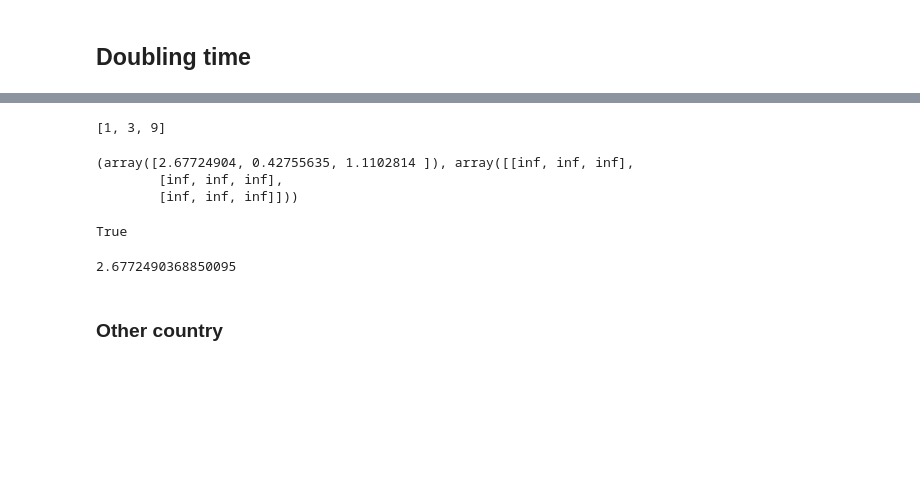
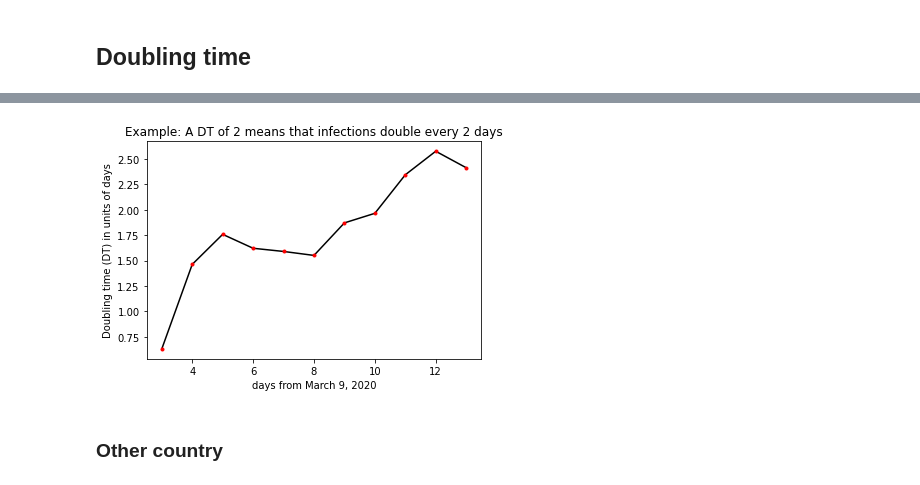
Before and after one commit to restrepo/Activities-2018-2, a Jupyter notebook: covid.ipynb, the cells around one changed output, grey strips where cells are left out. Cells and saved outputs as stored; diff of their text form; code cells hidden in the pictures; blank space fills up the shorter version.

```diff
--- a/covid.ipynb
+++ b/covid.ipynb
@@ -322,10 +308,8 @@ list(x[2:-1])
 # %%
 sp=pd.DataFrame()
 spd={'initial_date':start_day,'final_date':dmax}
-for d in x[2:-1]:
-    exp_fit = opt.curve_fit(exponential_model,x[:d+1],y[:d+1],p0=[1,0.4,3])
-    print('exponential `b`-fitted parameter: {}'.format(
-        exp_fit[0][1].round(3) ))
+for d in x[2:]:
+    exp_fit = opt.curve_fit(exponential_model,x[:d],y[:d],p0=[1,0.4,3])
     spd['g']=exp_fit[0][1]
     N0=exp_fit[0][0];g=exp_fit[0][1];t0=exp_fit[0][2]
     if exponential_model(t0,N0,g,t0)==N0:
@@ -334,9 +318,8 @@ for d in x[2:-1]:
         spd['t0']=exp_fit[0][2]
         spd['Td']=Td
         spd['day']=d
-        spd['infections']=y[d]
+        spd['infections']=y[d-1]
     sp=sp.append(spd,ignore_index=True)
-    #break
 
 sp['day']=sp['day'].astype(int)
 sp['infections']=sp['infections'].astype(int)
@@ -374,18 +325,0 @@ y,len(y)
-# %%
-y[:d]
-# %% [output]
-[1, 3, 9]
-# %%
-exp_fit
-# %% [output]
-(array([2.67724904, 0.42755635, 1.1102814 ]), array([[inf, inf, inf],
-        [inf, inf, inf],
-        [inf, inf, inf]]))
-# %%
-exponential_model(t0,N0,g,t0)==N0
-# %% [output]
-True
-# %%
-exponential_model(t0,N0,g,t0)
-# %% [output]
-2.6772490368850095
@@ -394,3 +326,14 @@ Td=None
+# %%
+plt.plot(sp['day'],sp['Td'],'k-')
+plt.plot(sp['day'],sp['Td'],'r.')
+plt.title('Example: A DT of 2 means that infections double every 2 days')
+plt.xlabel('days from {}'.format(
+    datetime.datetime.strptime(start_day,"%m/%d/%y").strftime("%B %-d, %Y")
+  ))
+plt.ylabel('Doubling time (DT) in units of days')
+plt.savefig('doublingtime.png')
+# %% [output]
+[figure, added]
 # %% [markdown]
 ### Other country
 # %%
```
Also changed, not shown: parts of 15 cells of this notebook.
